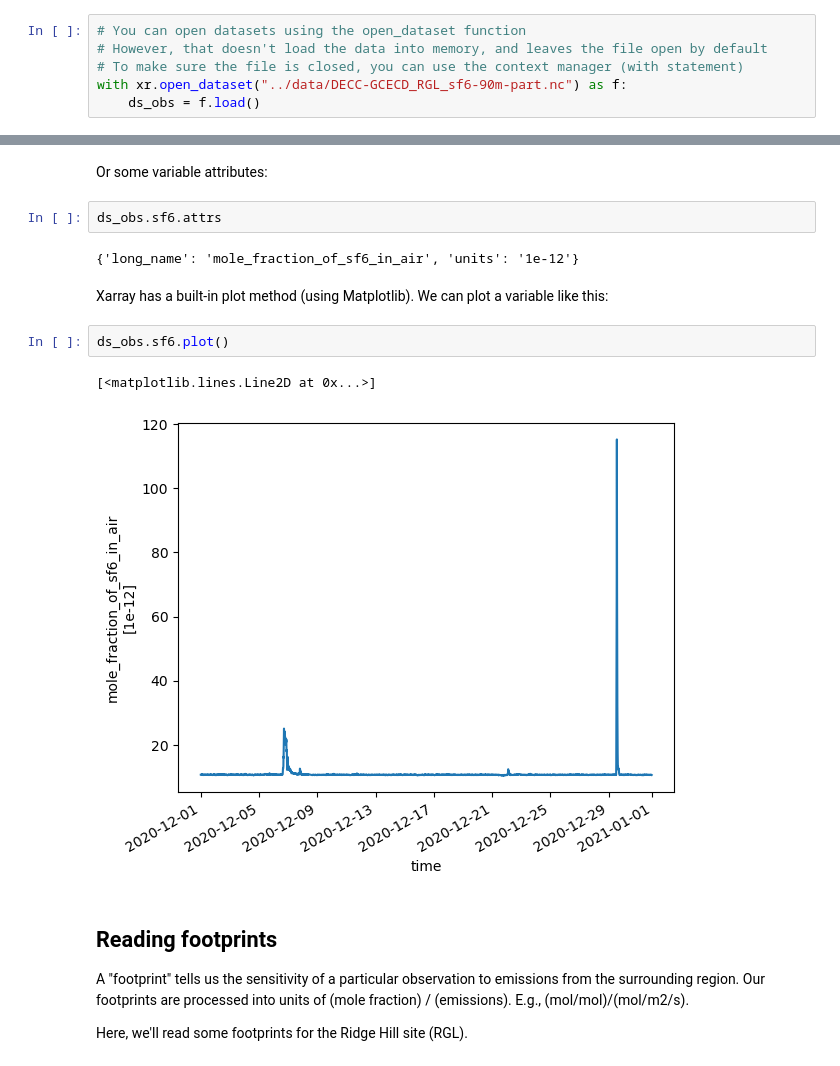
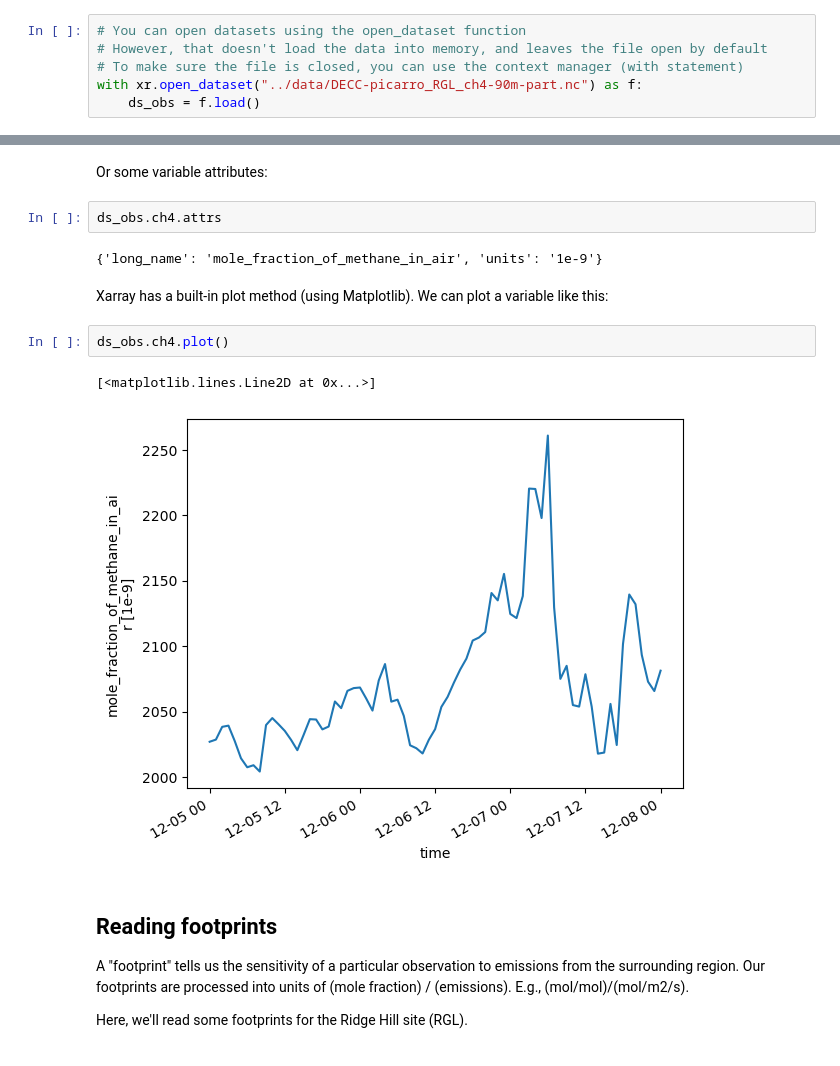
Before and after one commit to mrghg/undergrad_projects, a Jupyter notebook: notebooks/intro_obs_and_footprints.ipynb, the cells around one changed output, grey strips where cells are left out. Drawn from its saved outputs; the diff is of its cells as text.

Commit message:
Added CH4 data

```diff
--- a/notebooks/intro_obs_and_footprints.ipynb
+++ b/notebooks/intro_obs_and_footprints.ipynb
@@ -21,7 +21,7 @@ Note that this data is usually in dry air mole fractions (mol/mol). The units in
 # You can open datasets using the open_dataset function
 # However, that doesn't load the data into memory, and leaves the file open by default
 # To make sure the file is closed, you can use the context manager (with statement)
-with xr.open_dataset("../data/DECC-GCECD_RGL_sf6-90m-part.nc") as f:
+with xr.open_dataset("../data/DECC-picarro_RGL_ch4-90m-part.nc") as f:
     ds_obs = f.load()
 # %%
 # Let's look at the contents of the file
@@ -72,16 +71,16 @@ ds_obs.attrs
 # %% [markdown]
 Or some variable attributes:
 # %%
-ds_obs.sf6.attrs
+ds_obs.ch4.attrs
 # %% [output]
-{'long_name': 'mole_fraction_of_sf6_in_air', 'units': '1e-12'}
+{'long_name': 'mole_fraction_of_methane_in_air', 'units': '1e-9'}
 # %% [markdown]
 Xarray has a built-in plot method (using Matplotlib). We can plot a variable like this:
 # %%
-ds_obs.sf6.plot()
+ds_obs.ch4.plot()
 # %% [output]
 [<matplotlib.lines.Line2D at 0x...>]
-[figure, old version]
+[figure, new version]
 # %% [markdown]
 ## Reading footprints
 
```
Also changed, not shown: parts of 4 cells of this notebook, 1 other file.
